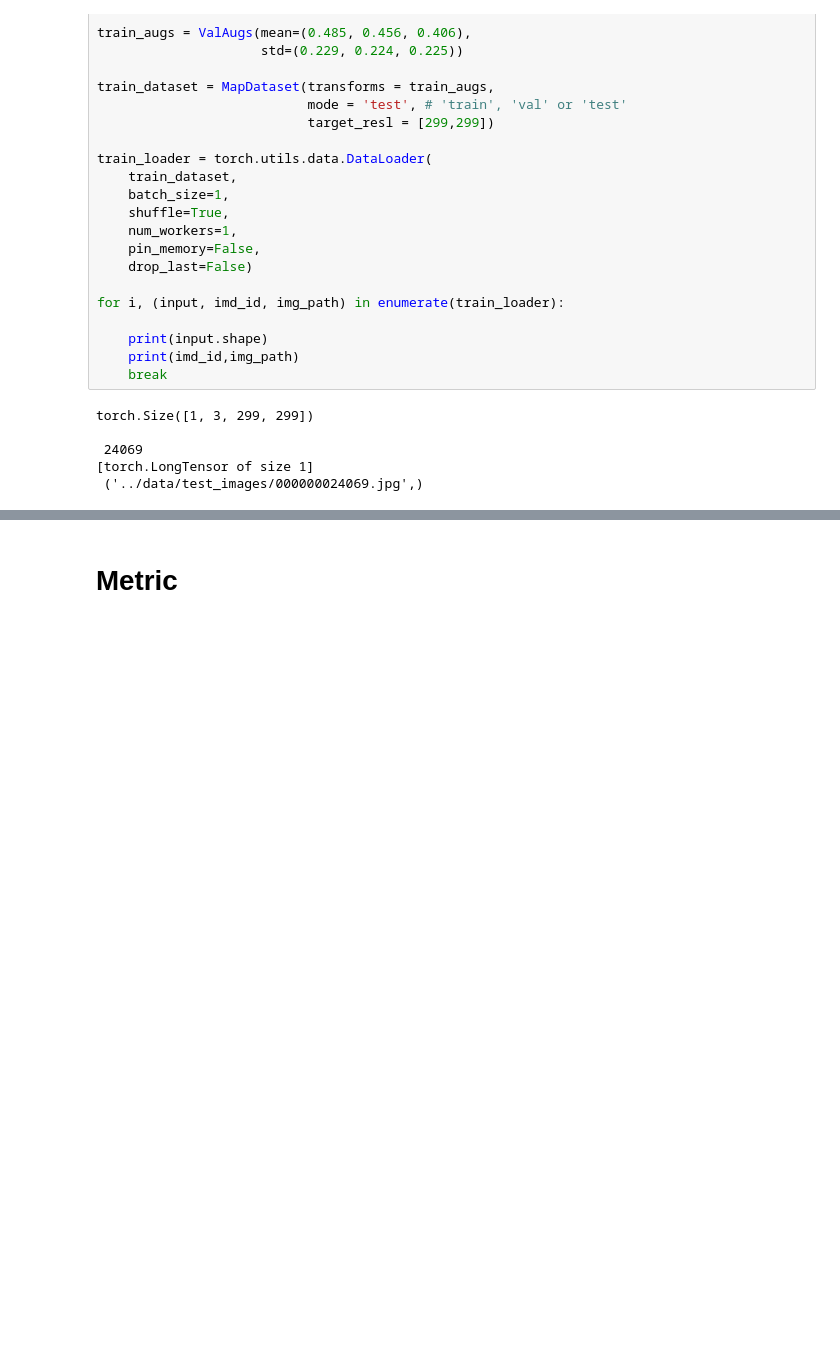
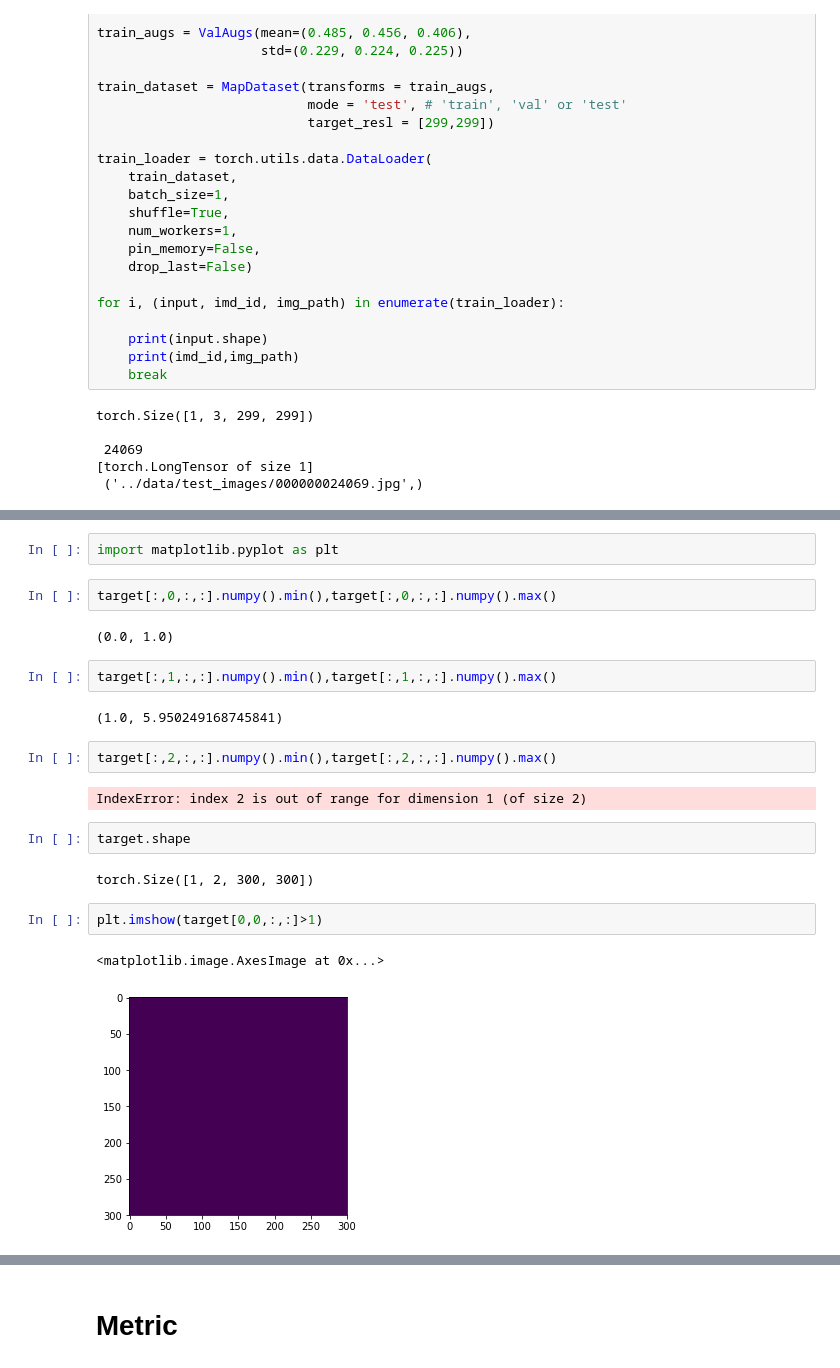
Before and after one commit to reynierhdez/crowdai-maps-2018, a Jupyter notebook: src/main.ipynb, the cells around one changed output, grey strips where cells are left out. Saved outputs shown, nothing was run; the diff lists cells and outputs as text; blank space fills up the shorter version.

```diff
--- a/src/main.ipynb
+++ b/src/main.ipynb
@@ -1009,0 +1376,23 @@ torch.Size([1, 3, 299, 299])
+# %%
+import matplotlib.pyplot as plt
+# %%
+target[:,0,:,:].numpy().min(),target[:,0,:,:].numpy().max()
+# %% [output]
+(0.0, 1.0)
+# %%
+target[:,1,:,:].numpy().min(),target[:,1,:,:].numpy().max()
+# %% [output]
+(1.0, 5.950249168745841)
+# %%
+target[:,2,:,:].numpy().min(),target[:,2,:,:].numpy().max()
+# %% [output]
+IndexError: index 2 is out of range for dimension 1 (of size 2)
+# %%
+target.shape
+# %% [output]
+torch.Size([1, 2, 300, 300])
+# %%
+plt.imshow(target[0,0,:,:]>1)
+# %% [output]
+<matplotlib.image.AxesImage at 0x...>
+[figure, added]
```
Also changed, not shown: parts of 10 cells of this notebook, 3 other files.
